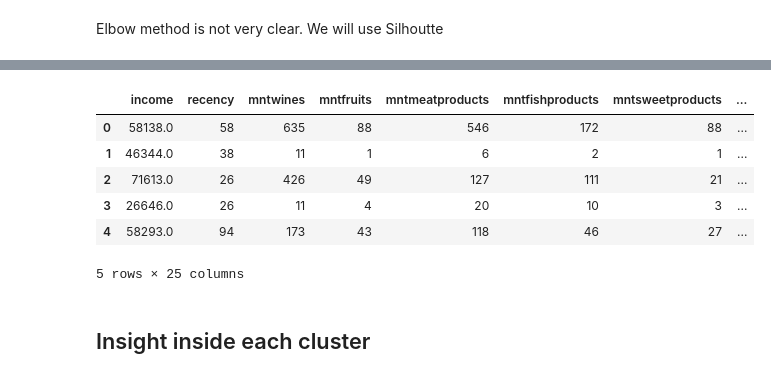
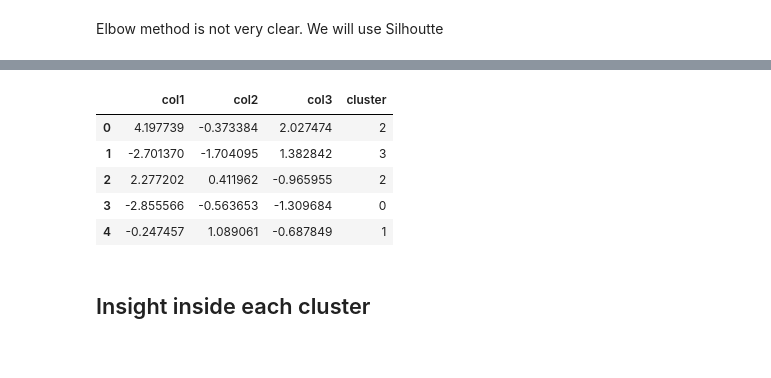
Before and after one commit to shushak/Customer-Segmentation-Project, a Jupyter notebook: Customer_Segmentation_Project.ipynb, the cells around one changed output, grey strips where cells are left out. Saved outputs shown, nothing was run; the diff lists cells and outputs as text; code cells hidden in the pictures.

```diff
--- a/Customer_Segmentation_Project.ipynb
+++ b/Customer_Segmentation_Project.ipynb
@@ -935,7 +1018,7 @@ for k in K:
     print()
     kmeans = KMeans(n_clusters=k,
                     random_state=1234)
-    kmeans.fit(X_scaled_df)
+    kmeans.fit(PCA_ds)
     inertia.append(kmeans.inertia_)
 
 import numpy as np
@@ -987,11 +1069,11 @@ km = KMeans(n_clusters=4, random_state=42)
 #
 # Fit the KMeans model
 #
-km.fit_predict(X)
+km.fit_predict(PCA_ds)
 #
 # Calculate Silhoutte Score
 #
-score = silhouette_score(X, km.labels_, metric='euclidean')
+score = silhouette_score(PCA_ds, km.labels_, metric='euclidean')
 #
 # Print the score
 #
@@ -1019,6 +1099,6 @@ for i in [2, 3, 4, 5,6,7,8]:
 # %%
 #According to Silhoutte Score we need 4 clusters.
 # %%
-kmeans = KMeans(n_clusters=6, random_state=1234)
-kmeans.fit(X_scaled_df)
+kmeans = KMeans(n_clusters=4, random_state=1234)
+kmeans.fit(PCA_ds)
 # %% [output]
@@ -1040,5 +1120,5 @@ pyplot.show()
 # %%
-clusters = kmeans.predict(X_scaled_df)
+clusters = kmeans.predict(PCA_ds)
 #clusters
 pd.Series(clusters).value_counts().sort_index()
 # %% [output]
@@ -1051,15 +1129,14 @@ pd.Series(clusters).value_counts().sort_index()
 dtype: int64
 # %%
-X["cluster"] = clusters
-X.head()
+PCA_ds["cluster"] = clusters
+PCA_ds.head()
 # %% [output]
-|  | income | recency | mntwines | mntfruits | mntmeatproducts | mntfishproducts | mntsweetproducts | ... |
-| 0 | 58138.0 | 58 | 635 | 88 | 546 | 172 | 88 | ... |
-| 1 | 46344.0 | 38 | 11 | 1 | 6 | 2 | 1 | ... |
-| 2 | 71613.0 | 26 | 426 | 49 | 127 | 111 | 21 | ... |
-| 3 | 26646.0 | 26 | 11 | 4 | 20 | 10 | 3 | ... |
-| 4 | 58293.0 | 94 | 173 | 43 | 118 | 46 | 27 | ... |
+|  | col1 | col2 | col3 | cluster |
+| 0 | 4.197739 | -0.373384 | 2.027474 | 2 |
+| 1 | -2.701370 | -1.704095 | 1.382842 | 3 |
+| 2 | 2.277202 | 0.411962 | -0.965955 | 2 |
+| 3 | -2.855566 | -0.563653 | -1.309684 | 0 |
+| 4 | -0.247457 | 1.089061 | -0.687849 | 1 |
-5 rows × 25 columns
 # %% [markdown]
 ## Insight inside each cluster
 # %%
```
Also changed, not shown: parts of 43 cells of this notebook.
